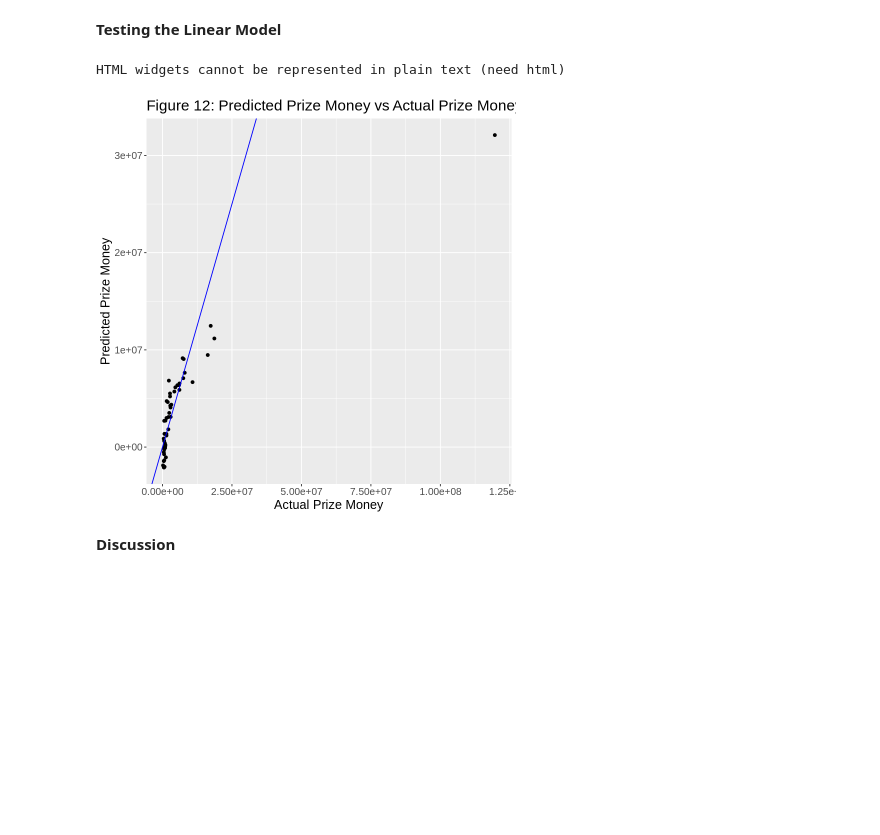
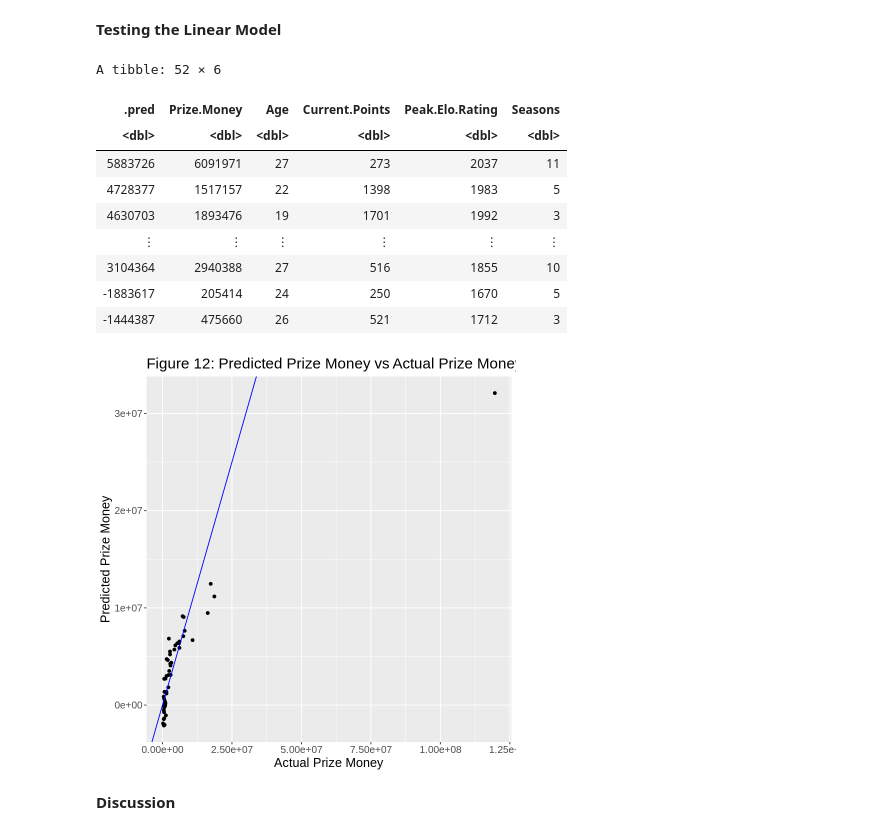
Before and after one commit to alisontucker/DSCI-100-Group-Project, a Jupyter notebook: Report.ipynb, the cells around one changed output. Drawn from its saved outputs; the diff is of its cells as text; code cells hidden in the pictures; blank space fills up the shorter version.

Commit message:
fix lm_test_table

```diff
--- a/Report.ipynb
+++ b/Report.ipynb
@@ -447,19 +447,26 @@ Actual Amount: 18,879,855 USD
 # %% [markdown]
 **Testing the Linear Model**
 # %%
-lm_test_table %>%
-  DT::datatable(caption = "Table 1")
-
+lm_test_table
 lm_plot<-lm_test_table%>%
     ggplot(aes(x=Prize.Money,y=.pred))+
     geom_point()+
     geom_abline(intercept = 0, slope = 1, color = "blue")+
     labs(x="Actual Prize Money", y ="Predicted Prize Money", title = "Figure 12: Predicted Prize Money vs Actual Prize Money")+
     theme(text = element_text(size = 15))
 
 lm_plot
 # %% [output]
-HTML widgets cannot be represented in plain text (need html)
+A tibble: 52 × 6
+| .pred | Prize.Money | Age | Current.Points | Peak.Elo.Rating | Seasons |
+| <dbl> | <dbl> | <dbl> | <dbl> | <dbl> | <dbl> |
+| 5883726 | 6091971 | 27 | 273 | 2037 | 11 |
+| 4728377 | 1517157 | 22 | 1398 | 1983 | 5 |
+| 4630703 | 1893476 | 19 | 1701 | 1992 | 3 |
+| ⋮ | ⋮ | ⋮ | ⋮ | ⋮ | ⋮ |
+| 3104364 | 2940388 | 27 | 516 | 1855 | 10 |
+| -1883617 | 205414 | 24 | 250 | 1670 | 5 |
+| -1444387 | 475660 | 26 | 521 | 1712 | 3 |
 [figure]
 # %% [markdown]
 **Discussion**
```
